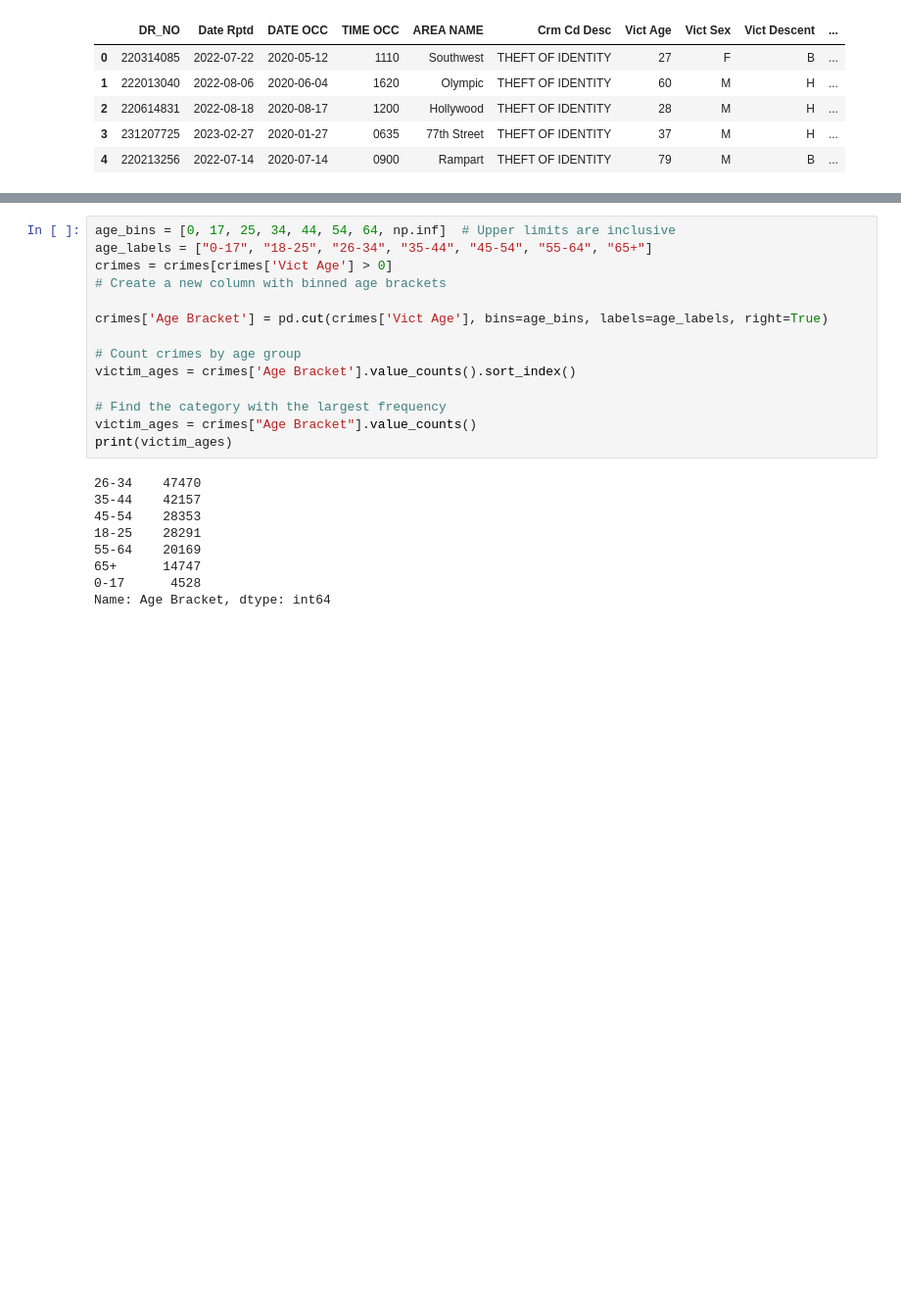
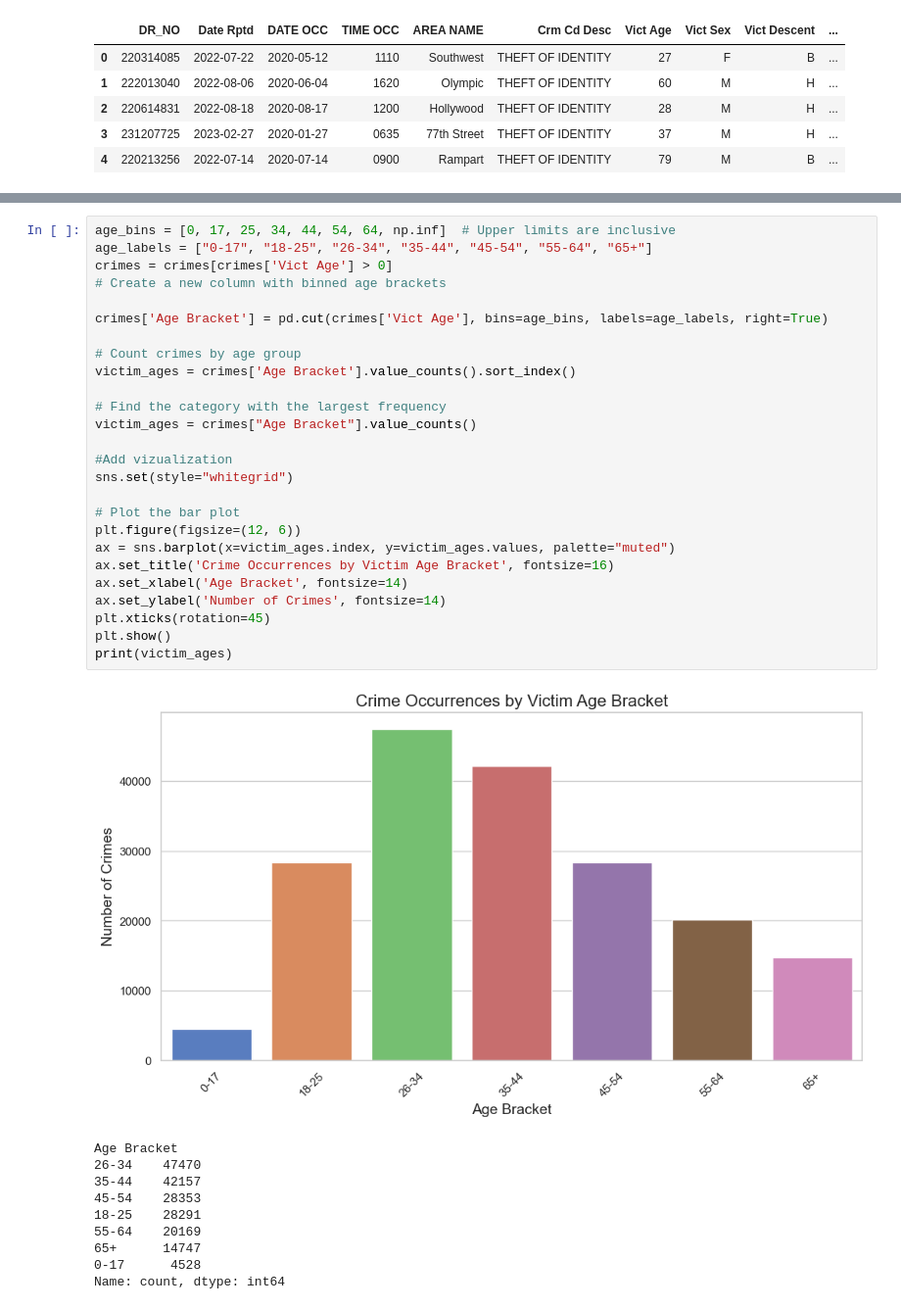
Before and after one commit to AN-Datasurfer/project_LA_crimes, a Jupyter notebook: notebook.ipynb, the cells around one changed output, grey strips where cells are left out. Shown: that part at 98% size. Cells and saved outputs as stored; diff of their text form; blank space fills up the shorter version.

```diff
--- a/notebook.ipynb
+++ b/notebook.ipynb
@@ -78,18 +97,32 @@ Central
 # %%
 age_bins = [0, 17, 25, 34, 44, 54, 64, np.inf]  # Upper limits are inclusive
 age_labels = ["0-17", "18-25", "26-34", "35-44", "45-54", "55-64", "65+"]
 crimes = crimes[crimes['Vict Age'] > 0]
 # Create a new column with binned age brackets
 
 crimes['Age Bracket'] = pd.cut(crimes['Vict Age'], bins=age_bins, labels=age_labels, right=True)
 
 # Count crimes by age group
 victim_ages = crimes['Age Bracket'].value_counts().sort_index()
 
 # Find the category with the largest frequency
 victim_ages = crimes["Age Bracket"].value_counts()
+
+#Add vizualization
+sns.set(style="whitegrid")
+
+# Plot the bar plot
+plt.figure(figsize=(12, 6))
+ax = sns.barplot(x=victim_ages.index, y=victim_ages.values, palette="muted")
+ax.set_title('Crime Occurrences by Victim Age Bracket', fontsize=16)
+ax.set_xlabel('Age Bracket', fontsize=14)
+ax.set_ylabel('Number of Crimes', fontsize=14)
+plt.xticks(rotation=45)
+plt.show()
 print(victim_ages)
 # %% [output]
+[figure, added]
+Age Bracket
 26-34    47470
 35-44    42157
 45-54    28353
@@ -97,4 +130,4 @@ print(victim_ages)
 55-64    20169
 65+      14747
 0-17      4528
-Name: Age Bracket, dtype: int64
+Name: count, dtype: int64
```
Also changed, not shown: parts of 2 cells of this notebook.
